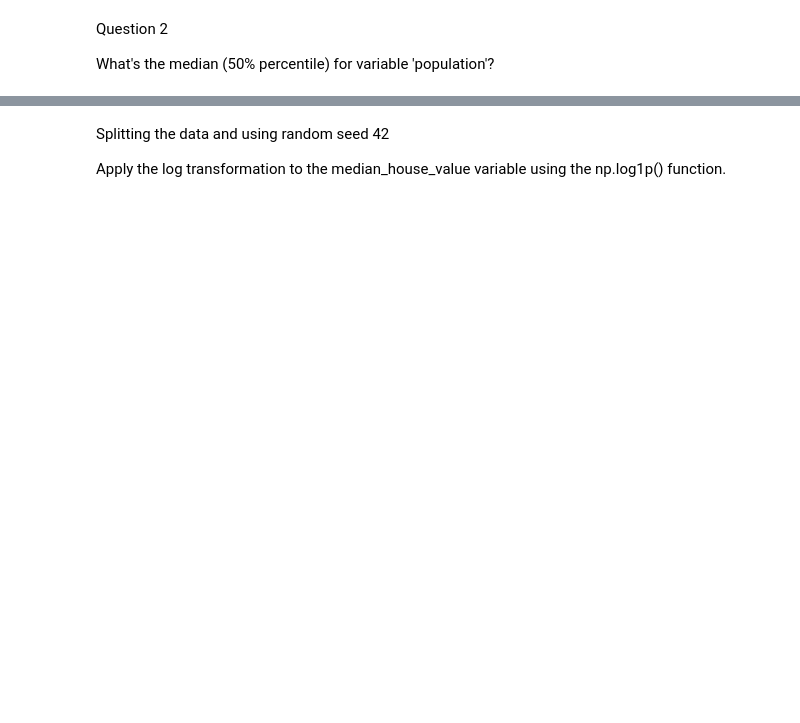
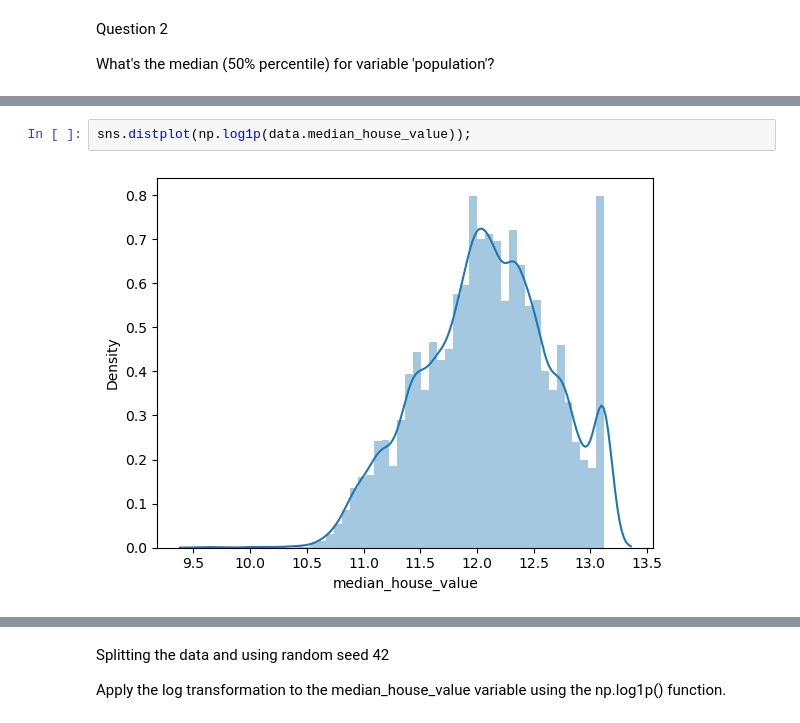
Before and after one commit to chikabella24/ML-Zoomcamp-Homework, a Jupyter notebook: Homework 2 mlzoomcamp.ipynb, the cells around one changed output, grey strips where cells are left out. Cells and saved outputs as stored; diff of their text form; blank space fills up the shorter version.

```diff
--- a/Homework 2 mlzoomcamp.ipynb
+++ b/Homework 2 mlzoomcamp.ipynb
@@ -87,0 +144,4 @@ n
+# %%
+sns.distplot(np.log1p(data.median_house_value));
+# %% [output]
+[figure, added]
```
Also changed, not shown: parts of 102 cells of this notebook.
